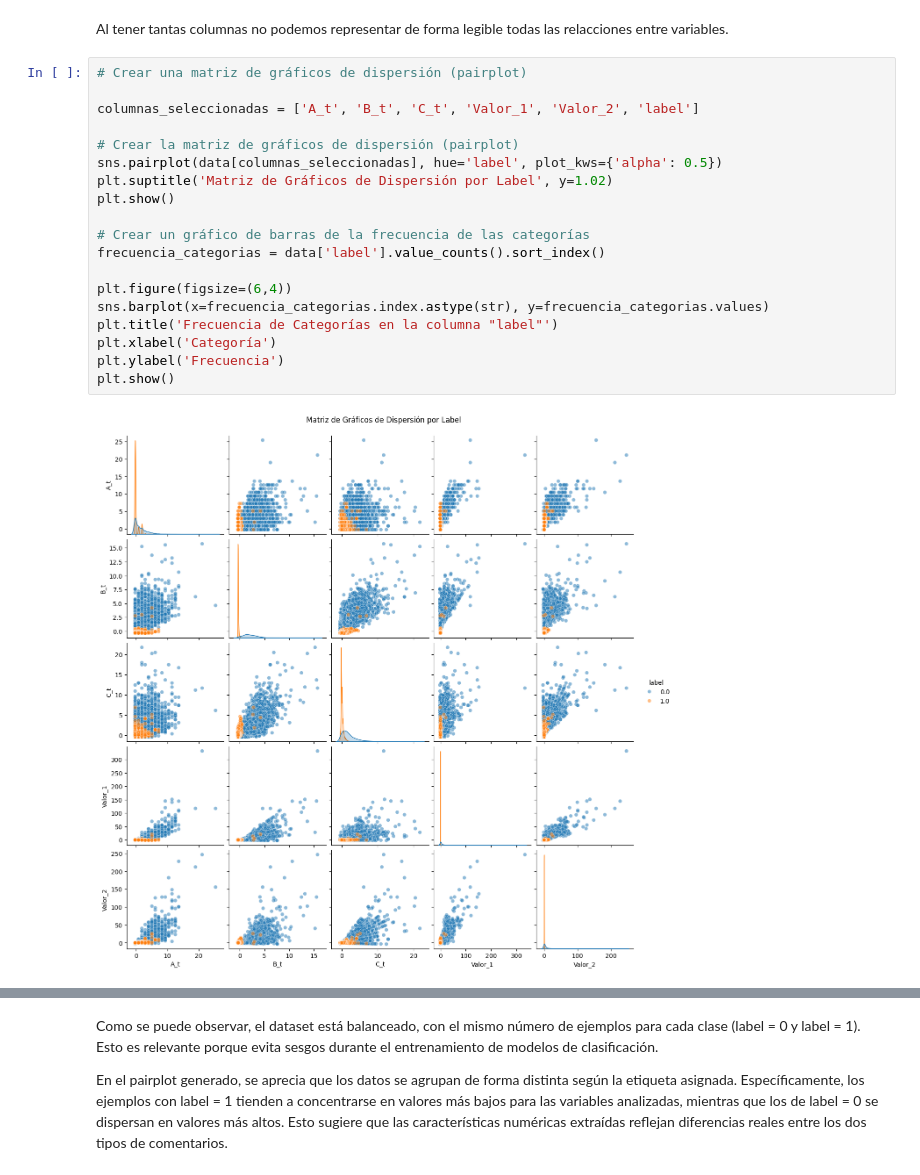
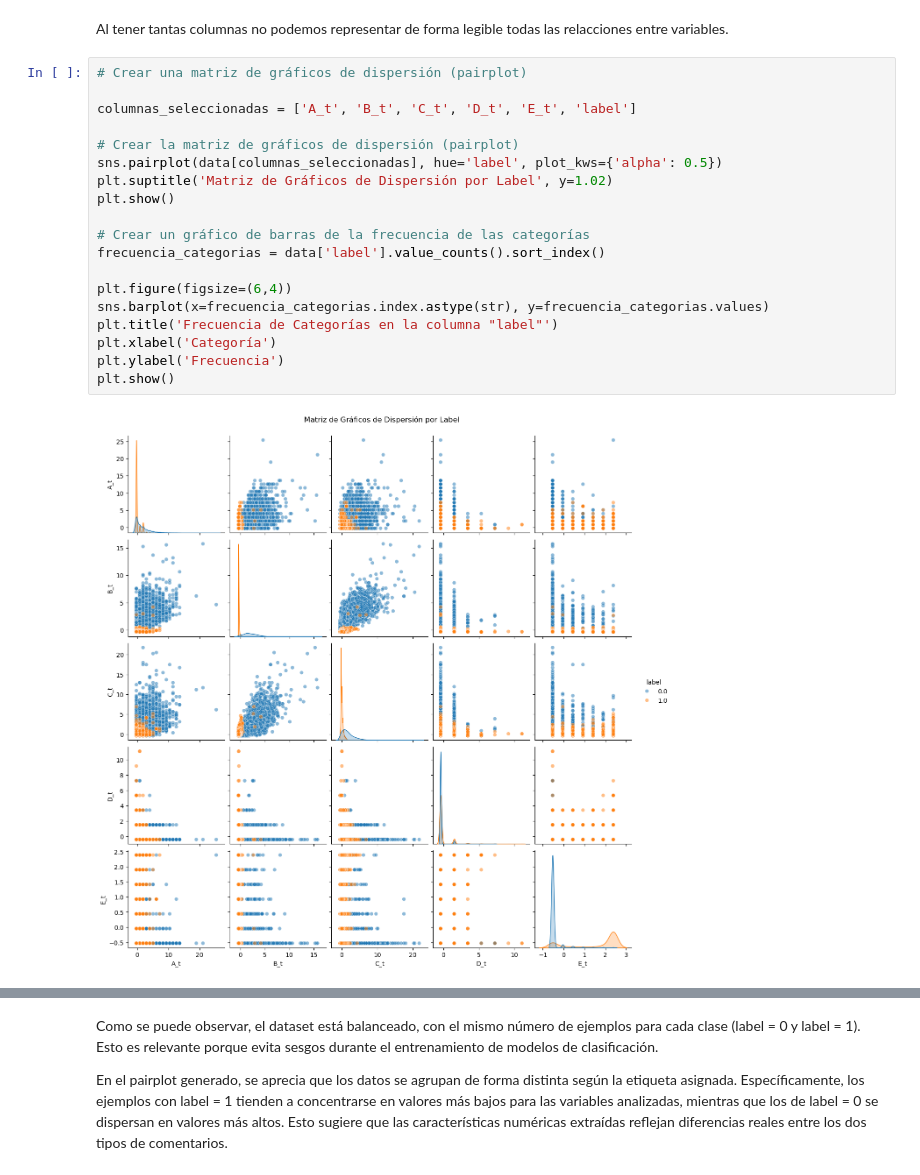
Before and after one commit to cabamarcos/dimensionality-reduction-analysis, a Jupyter notebook: TAANS2.ipynb, the cells around one changed output, grey strips where cells are left out. Cells and saved outputs as stored; diff of their text form.

```diff
--- a/TAANS2.ipynb
+++ b/TAANS2.ipynb
@@ -123,24 +124,24 @@ Al tener tantas columnas no podemos representar de forma legible todas las relac
 # %%
 # Crear una matriz de gráficos de dispersión (pairplot)
 
-columnas_seleccionadas = ['A_t', 'B_t', 'C_t', 'Valor_1', 'Valor_2', 'label']
+columnas_seleccionadas = ['A_t', 'B_t', 'C_t', 'D_t', 'E_t', 'label']
 
 # Crear la matriz de gráficos de dispersión (pairplot)
 sns.pairplot(data[columnas_seleccionadas], hue='label', plot_kws={'alpha': 0.5})
 plt.suptitle('Matriz de Gráficos de Dispersión por Label', y=1.02)
 plt.show()
 
 # Crear un gráfico de barras de la frecuencia de las categorías
 frecuencia_categorias = data['label'].value_counts().sort_index()
 
 plt.figure(figsize=(6,4))
 sns.barplot(x=frecuencia_categorias.index.astype(str), y=frecuencia_categorias.values)
 plt.title('Frecuencia de Categorías en la columna "label"')
 plt.xlabel('Categoría')
 plt.ylabel('Frecuencia')
 plt.show()
 # %% [output]
-[figure, old version]
+[figure, new version]
 [figure]
 # %% [markdown]
 Como se puede observar, el dataset está balanceado, con el mismo número de ejemplos para cada clase (label = 0 y label = 1). Esto es relevante porque evita sesgos durante el entrenamiento de modelos de clasificación.
```
Also changed, not shown: parts of 7 cells of this notebook.
